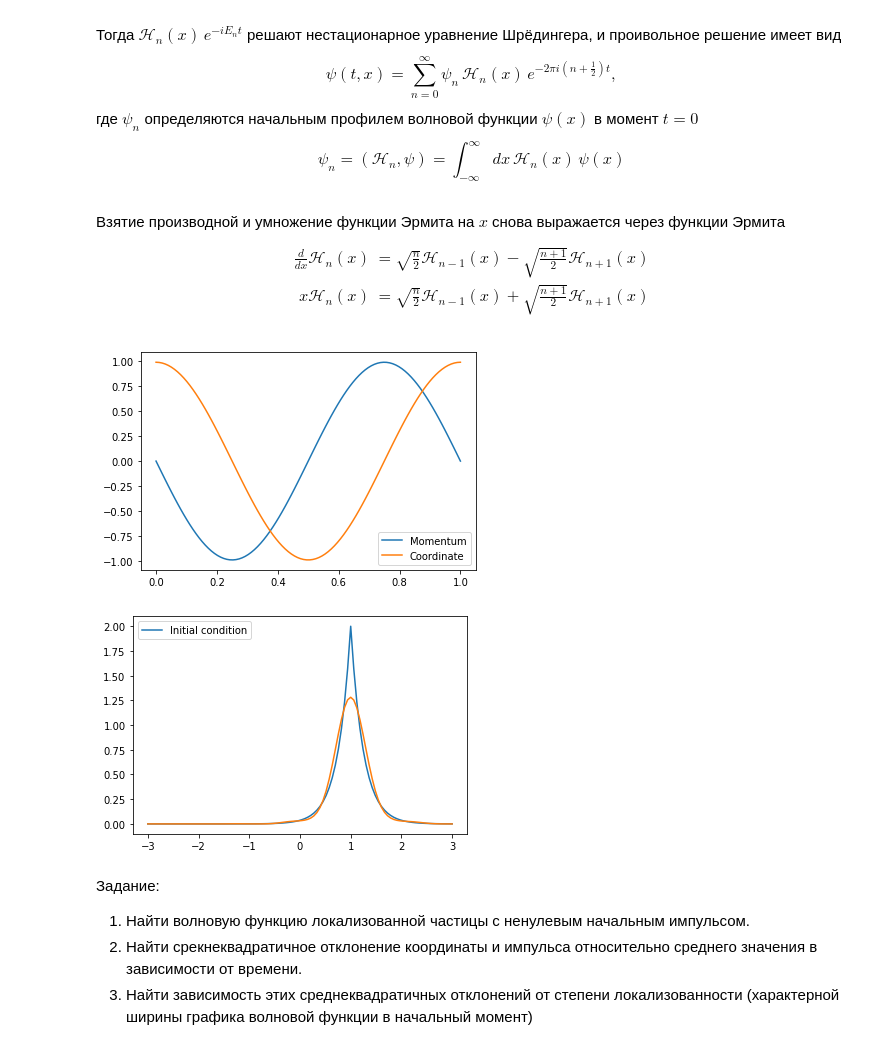
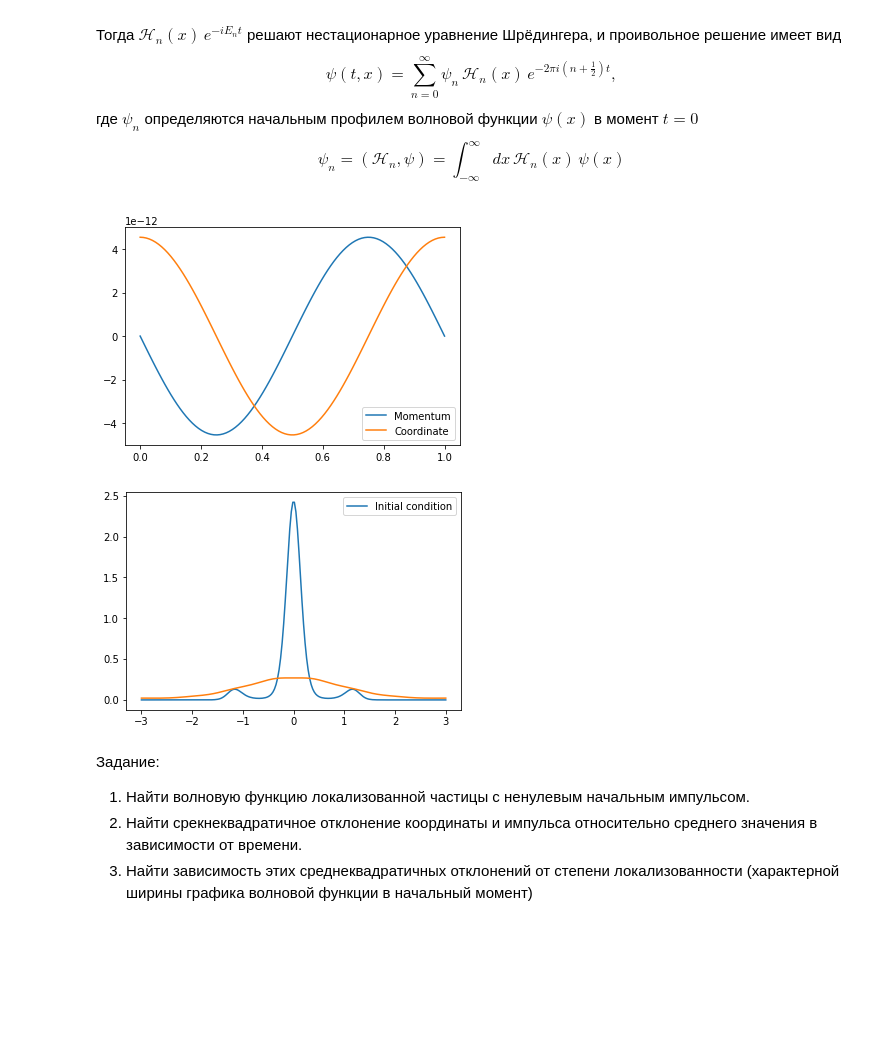
Before and after one commit to kolganovn/quantum, a Jupyter notebook: Oscillator.ipynb, the cells around one changed output. Saved outputs shown, nothing was run; the diff lists cells and outputs as text; code cells hidden in the pictures; blank space fills up the shorter version.

```diff
--- a/Oscillator.ipynb
+++ b/Oscillator.ipynb
@@ -24,7 +24,7 @@ $$
 def herm_n(k):
     '''Возвращает нормированный полином Эрмита.
     '''
-    return hermite(k) / (2**(k/2) * pi**(1/4) * sqrt(factorial(k)))
+    return hermite(k) / (2**(k/2) * pi**(1/4) * sqrt(gamma(k+1)))
 
 def herm_f(k, x):
     '''Возвращает нормированную функцию Эрмита.
@@ -41,5 +46,12 @@ $$
 # %%
+C = 10      #задаёт точность
+
 def proj(k, f):
     '''Возвращает проекцию функции f на k-ую функцию Эрмита
     '''
-    return quad(lambda x: herm_f(k, x) * f(x), -100, 100)[0]
+    x_lim = 0
+    if k:
+        x_lim = sqrt(2*k + 1) + (C)**(2/3) * k**(-1/6)
+    else:
+        x_lim = sqrt(3 * C)
+    return quad(lambda x: herm_f(k, x) * f(x), -dx, dx)[0]
@@ -72,23 +162,21 @@ $$
 $$
     \psi_n = (\mathcal H_n, \psi) = \int_{-\infty}^{\infty} dx \, \mathcal H_n(x)\, \psi(x)
 $$
-# %% [markdown]
-Взятие производной и умножение функции Эрмита на $x$ снова выражается через функции Эрмита
-\begin{align}
-    \frac{d}{dx} \mathcal H_n(x) &= \sqrt{\frac{n}{2}} \mathcal H_{n-1}(x) - \sqrt{\frac{n+1}{2}} \mathcal H_{n+1}(x)\\
-    x \mathcal H_n(x) &= \sqrt{\frac{n}{2}} \mathcal H_{n-1}(x) + \sqrt{\frac{n+1}{2}} \mathcal H_{n+1}(x)
-\end{align}
 # %%
 class Oscillator():
     def __init__(self, in_cond, N=10):
-        norm = sqrt(quad(lambda x: abs(in_cond(x))**2, -100, 100)[0])
-        self.in_cond = lambda x: in_cond(x) / norm
-
-        self.N = N
-
-        self.coefs = []
-        for k in range(N):
-            self.coefs.append(proj(k, self.in_cond))
+        if callable(in_cond):
+            self.N = N
+            norm = sqrt(quad(lambda x: abs(in_cond(x))**2, -100, 100)[0])
+            self.in_cond = lambda x: in_cond(x) / norm
+            self.coefs = []
+            for k in range(N):
+                self.coefs.append(proj(k, self.in_cond))
+        elif hasattr(in_cond, '__iter__'):
+            norm = sqrt(sum(map(lambda x: abs(x)**2, in_cond)))
+            self.coefs = list(map(lambda x: x / norm, in_cond))
+            self.N = len(in_cond)
+            self.in_cond = lambda x: self.ampl(0)(x)
 
     def ampl(self, t):
         return lambda x: sum([self.coefs[k] * herm_f(k, x) * exp(-2.j*pi*(k + 0.5)*t)
@@ -113,3 +199,6 @@ osc = Oscillator(lambda x: exp(-abs((x-1)/0.5)), N=20)
+# %%
+osc = Oscillator(lambda x: exp(-x**2 + cos(5*x)), N=30)
+# osc = Oscillator([(0+5.j)**n / sqrt(gamma(n+1)) for n in range(100)])
 # %%
 l_t = np.linspace(0, 1, 100)
 plt.plot(l_t, [osc.momentum(t) for t in l_t], label="Momentum")
@@ -117,15 +206,15 @@ plt.plot(l_t, [osc.coord(t) for t in l_t], label="Coordinate")
 plt.legend()
 plt.show()
 # %% [output]
-[figure, old version]
+[figure, new version]
 # %%
-l = np.linspace(-3, 3, 100)
-plt.plot(l, [osc.in_cond(x)**2 for x in l], label="Initial condition")
-plt.plot(l, [osc.prob(1)(x) for x in l])
+l = np.linspace(-3, 3, 200)
+plt.plot(l, [abs(osc.in_cond(x))**2 for x in l], label="Initial condition")
+plt.plot(l, [osc.prob(0.7)(x) for x in l])
 plt.legend()
 plt.show()
 # %% [output]
-[figure, old version]
+[figure, new version]
 # %% [markdown]
 Задание:
 1. Найти волновую функцию локализованной частицы с ненулевым начальным импульсом.
```
Also changed, not shown: parts of 13 cells of this notebook.
